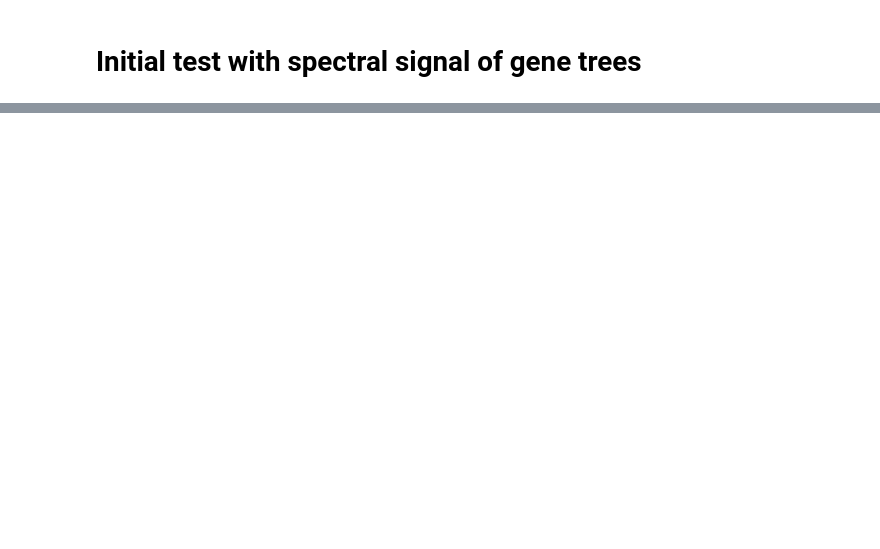
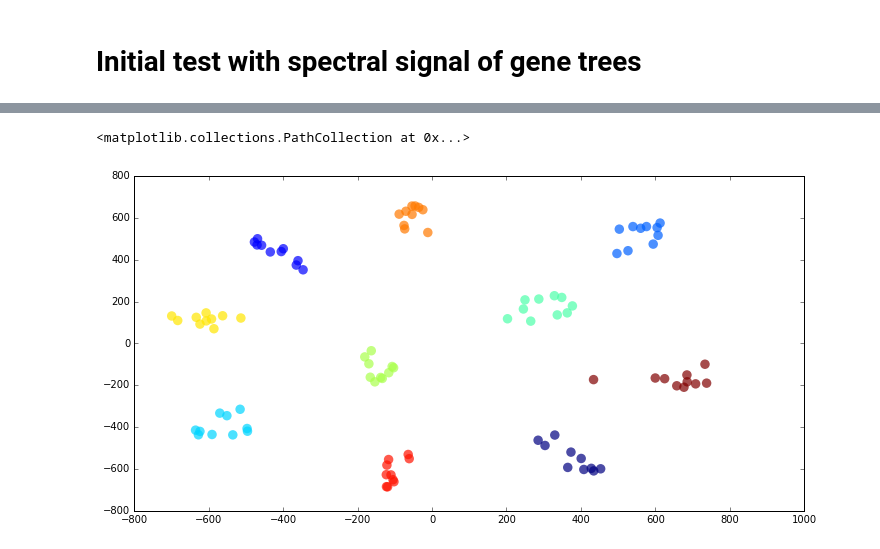
Before and after one commit to leomrtns/genefam-dist, a Jupyter notebook: docs/002.gene_distance_signal.ipynb, the cells around one changed output, grey strips where cells are left out. Cells and saved outputs as stored; diff of their text form; code cells hidden in the pictures; blank space fills up the shorter version.

```diff
--- a/docs/002.gene_distance_signal.ipynb
+++ b/docs/002.gene_distance_signal.ipynb
@@ -40,0 +81,8 @@ NewickReaderIncompleteTreeStatementError: Error parsing data source 'noise.tre'
+# %%
+## species trees is set of gene trees (that is, usual distance-based MDS, but with several distances)
+selftransf=manifold.MDS(n_components=2).fit_transform( distance_signal(gt, gt) )
+fig, axes = plt.subplots(1) ; fig.set_size_inches(12, 6)
+axes.scatter(selftransf[:,1], selftransf[:,0], c=glabels, edgecolor="none", alpha=.7, s=90)
+# %% [output]
+<matplotlib.collections.PathCollection at 0x...>
+[figure, added]
```
Also changed, not shown: parts of 10 cells of this notebook, 5 other files.
